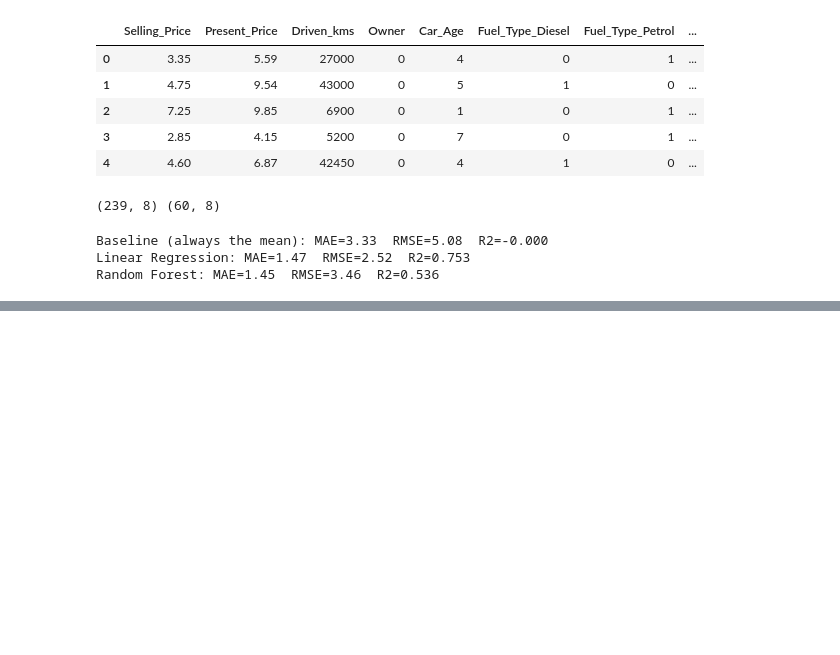
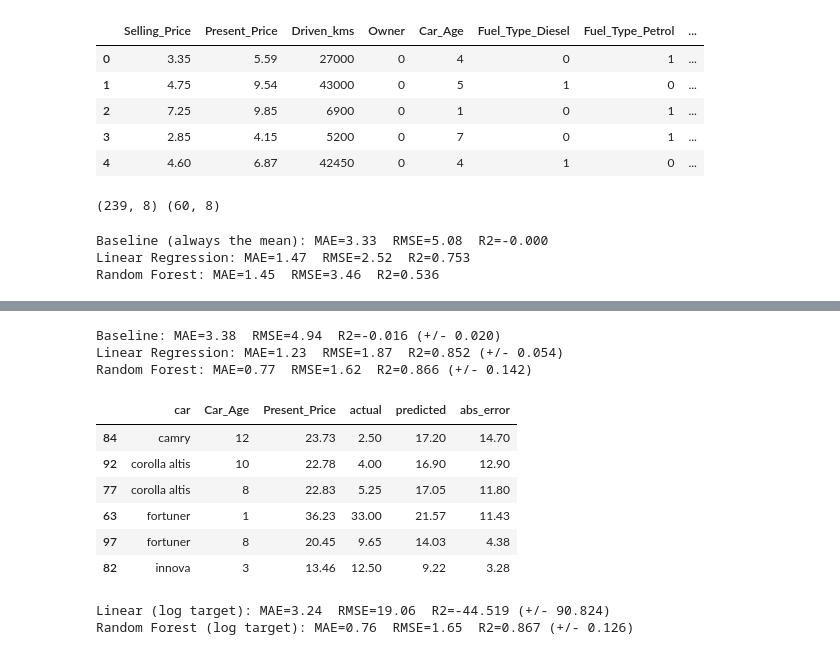
Before and after one commit to Logical883/CodeAlpha_CarPricePrediction, a Jupyter notebook: car_price_prediction.ipynb, the cells around one changed output, grey strips where cells are left out. Cells and saved outputs as stored; diff of their text form; code cells hidden in the pictures; blank space fills up the shorter version.

Commit message:
Add model evaluation and results display for Random Forest and Linear Regression

```diff
--- a/car_price_prediction.ipynb
+++ b/car_price_prediction.ipynb
@@ -178,3 +178,15 @@ evaluate("Random Forest", RandomForestRegressor(random_state=42))
 Baseline (always the mean): MAE=3.33  RMSE=5.08  R2=-0.000
 Linear Regression: MAE=1.47  RMSE=2.52  R2=0.753
 Random Forest: MAE=1.45  RMSE=3.46  R2=0.536
+# %%
+rf = RandomForestRegressor(random_state=42).fit(X_train, y_train)
+
+results = X_test.copy()
+results["car"] = df.loc[results.index, "Car_Name"]
+results["actual"] = y_test
+results["predicted"] = rf.predict(X_test).round(2)
+results["abs_error"] = (results["actual"] - results["predicted"]).abs().round(2)
+
+results.sort_values("abs_error", ascending=False)[
+    ["car", "actual", "predicted", "abs_error"]
+].head(6)
@@ -180,0 +201,61 @@ Random Forest: MAE=1.45  RMSE=3.46  R2=0.536
+# %%
+from sklearn.model_selection import cross_validate, KFold
+
+kf = KFold(n_splits=5, shuffle=True, random_state=42)
+
+models = {
+    "Baseline": DummyRegressor(strategy="mean"),
+    "Linear Regression": LinearRegression(),
+    "Random Forest": RandomForestRegressor(random_state=42),
+}
+
+for name, m in models.items():
+    cv = cross_validate(
+        m, X, y, cv=kf,
+        scoring=["neg_mean_absolute_error", "neg_root_mean_squared_error", "r2"],
+    )
+    print(
+        f"{name}: "
+        f"MAE={-cv['test_neg_mean_absolute_error'].mean():.2f}  "
+        f"RMSE={-cv['test_neg_root_mean_squared_error'].mean():.2f}  "
+        f"R2={cv['test_r2'].mean():.3f} (+/- {cv['test_r2'].std():.3f})"
+    )
+# %% [output]
+Baseline: MAE=3.38  RMSE=4.94  R2=-0.016 (+/- 0.020)
+Linear Regression: MAE=1.23  RMSE=1.87  R2=0.852 (+/- 0.054)
+Random Forest: MAE=0.77  RMSE=1.62  R2=0.866 (+/- 0.142)
+# %%
+results.sort_values("abs_error", ascending=False)[
+    ["car", "Car_Age", "Present_Price", "actual", "predicted", "abs_error"]
+].head(6)
+# %% [output]
+|  | car | Car_Age | Present_Price | actual | predicted | abs_error |
+| 84 | camry | 12 | 23.73 | 2.50 | 17.20 | 14.70 |
+| 92 | corolla altis | 10 | 22.78 | 4.00 | 16.90 | 12.90 |
+| 77 | corolla altis | 8 | 22.83 | 5.25 | 17.05 | 11.80 |
+| 63 | fortuner | 1 | 36.23 | 33.00 | 21.57 | 11.43 |
+| 97 | fortuner | 8 | 20.45 | 9.65 | 14.03 | 4.38 |
+| 82 | innova | 3 | 13.46 | 12.50 | 9.22 | 3.28 |
+# %%
+from sklearn.compose import TransformedTargetRegressor
+
+def cv_report(name, m):
+    cv = cross_validate(
+        m, X, y, cv=kf,
+        scoring=["neg_mean_absolute_error", "neg_root_mean_squared_error", "r2"],
+    )
+    print(
+        f"{name}: "
+        f"MAE={-cv['test_neg_mean_absolute_error'].mean():.2f}  "
+        f"RMSE={-cv['test_neg_root_mean_squared_error'].mean():.2f}  "
+        f"R2={cv['test_r2'].mean():.3f} (+/- {cv['test_r2'].std():.3f})"
+    )
+
+def log_wrap(model):
+    return TransformedTargetRegressor(model, func=np.log1p, inverse_func=np.expm1)
+
+cv_report("Linear (log target)", log_wrap(LinearRegression()))
+cv_report("Random Forest (log target)", log_wrap(RandomForestRegressor(random_state=42)))
+# %% [output]
+Linear (log target): MAE=3.24  RMSE=19.06  R2=-44.519 (+/- 90.824)
+Random Forest (log target): MAE=0.76  RMSE=1.65  R2=0.867 (+/- 0.126)
```
Also changed, not shown: parts of 1 cell of this notebook.
